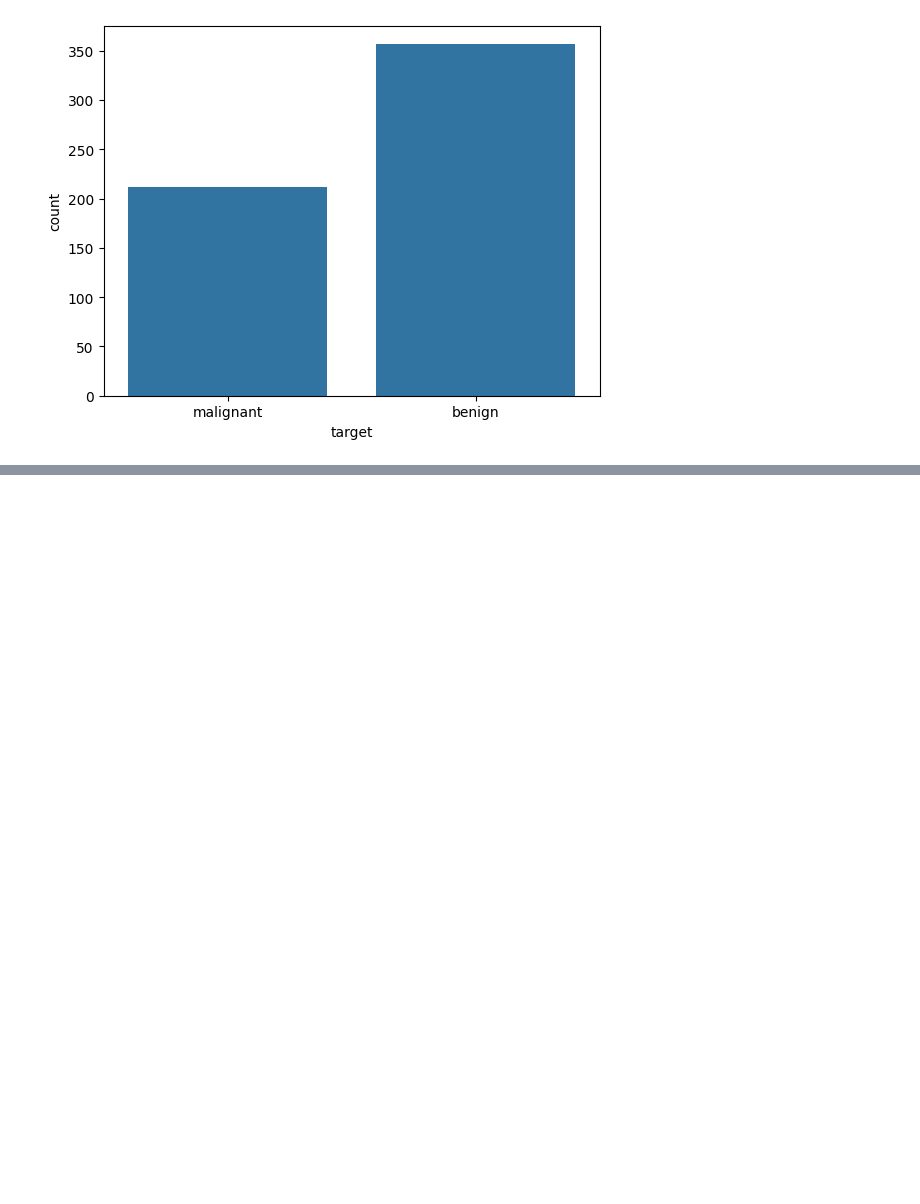
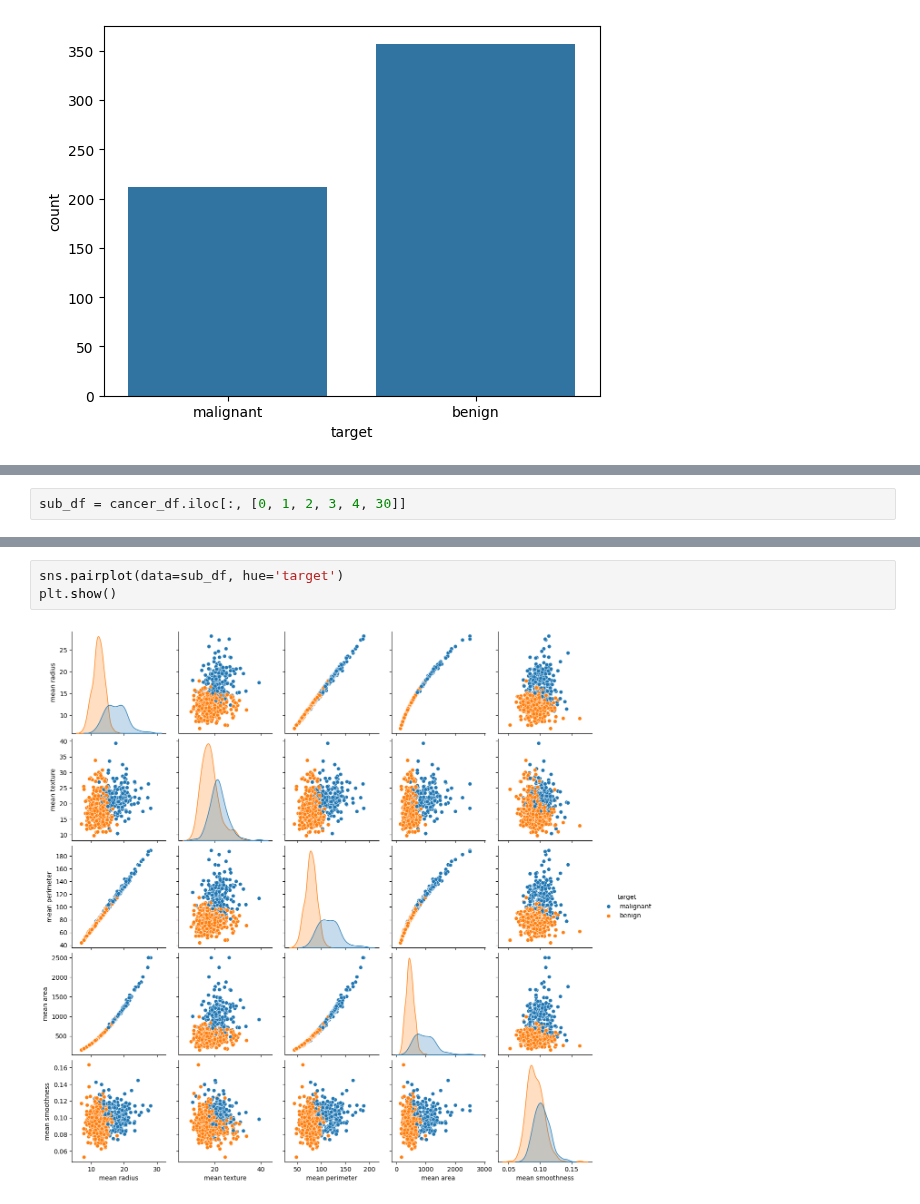
Before and after one commit to JakeOh/202505_BD50, a Jupyter notebook: lab_da/ml09_classification.ipynb, the cells around one changed output, grey strips where cells are left out. Cells and saved outputs as stored; diff of their text form; blank space fills up the shorter version.

```diff
--- a/lab_da/ml09_classification.ipynb
+++ b/lab_da/ml09_classification.ipynb
@@ -175,0 +189,2 @@ plt.show()
+# %%
+sub_df = cancer_df.iloc[:, [0, 1, 2, 3, 4, 30]]
@@ -175,0 +200,5 @@ plt.show()
+# %%
+sns.pairplot(data=sub_df, hue='target')
+plt.show()
+# %% [output]
+[figure, added]
```
Also changed, not shown: parts of 17 cells of this notebook.
